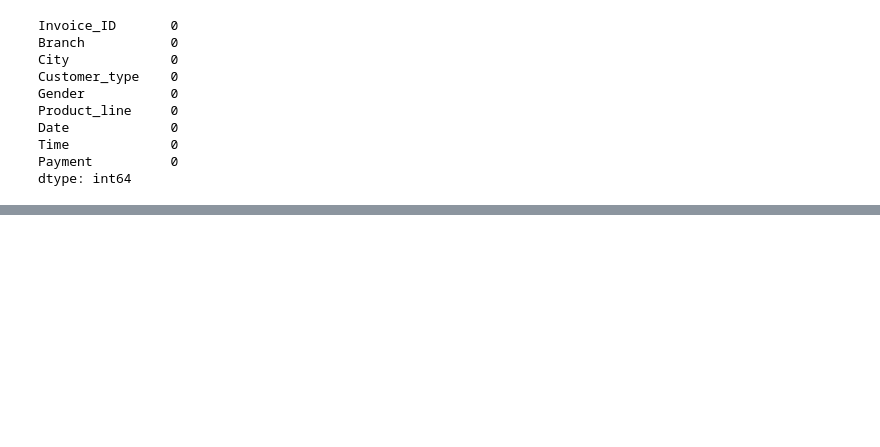
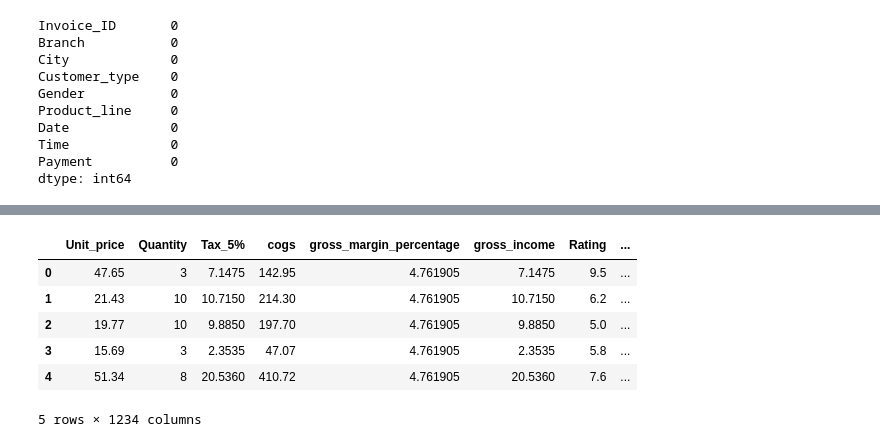
Before and after one commit to h-sutiwas/personal-project, a Jupyter notebook: Sales Retail/analysis.ipynb, the cells around one changed output, grey strips where cells are left out. Cells and saved outputs as stored; diff of their text form; code cells hidden in the pictures; blank space fills up the shorter version.

```diff
--- a/Sales Retail/analysis.ipynb
+++ b/Sales Retail/analysis.ipynb
@@ -269,0 +334,16 @@ dtype: int64
+# %%
+num_feats_test = X_test.select_dtypes(exclude=['object']).reset_index(drop=True)
+cat_feats_test = X_test.select_dtypes(include=['object'])
+X_test_cat_ohe = pd.DataFrame(ohe.transform(cat_feats_test).toarray(), columns=ohe_feature_name)
+X_test_final = pd.concat([num_feats_test, X_test_cat_ohe], axis=1)
+X_test_final = X_test_final[final_columns]
+
+X_test_final.head()
+# %% [output]
+|  | Unit_price | Quantity | Tax_5% | cogs | gross_margin_percentage | gross_income | Rating | ... |
+| 0 | 47.65 | 3 | 7.1475 | 142.95 | 4.761905 | 7.1475 | 9.5 | ... |
+| 1 | 21.43 | 10 | 10.7150 | 214.30 | 4.761905 | 10.7150 | 6.2 | ... |
+| 2 | 19.77 | 10 | 9.8850 | 197.70 | 4.761905 | 9.8850 | 5.0 | ... |
+| 3 | 15.69 | 3 | 2.3535 | 47.07 | 4.761905 | 2.3535 | 5.8 | ... |
+| 4 | 51.34 | 8 | 20.5360 | 410.72 | 4.761905 | 20.5360 | 7.6 | ... |
+5 rows × 1234 columns
```
Also changed, not shown: parts of 22 cells of this notebook.
